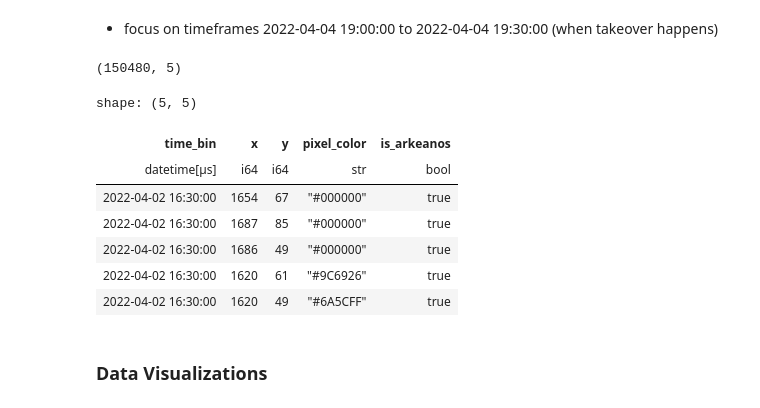
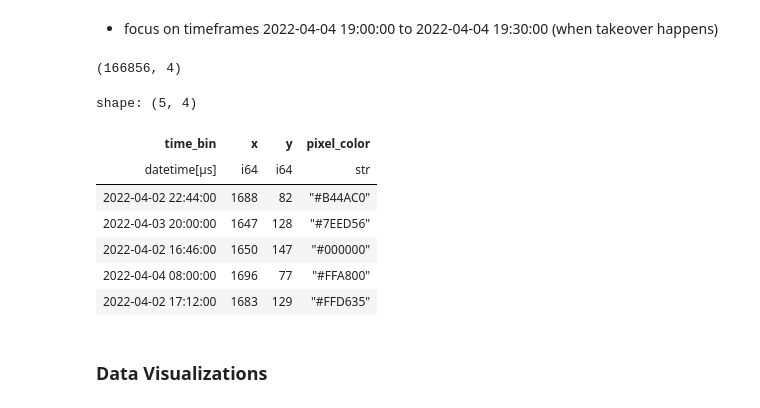
Before and after one commit to bchan42/csc369-analysis, a Jupyter notebook: week5/week_5.ipynb, the cells around one changed output. Drawn from its saved outputs; the diff is of its cells as text; code cells hidden in the pictures.

```diff
--- a/week5/week_5.ipynb
+++ b/week5/week_5.ipynb
@@ -147,34 +147,34 @@ imageio.mimsave("board2_timelapse.gif", frames, duration=0.25)  # gif, 0.25s per
 - focus on timeframes 2022-04-04 19:00:00 to 2022-04-04 19:30:00 (when takeover happens)
 # %%
 # define board2 coordinate range
-x_min, x_max = 1610, 1730
-y_min, y_max = 40, 160
+x_min, x_max = 1615, 1717
+y_min, y_max = 48, 147
 
 # get values for timelapse
 new = (
     lf.filter(
         (pl.col("x") >= x_min) & (pl.col("x") <= x_max) &
         (pl.col("y") >= y_min) & (pl.col("y") <= y_max) & # filter thru dims
         (pl.col("timestamp") >= pl.lit("2022-04-02 16:30:00").str.strptime(pl.Datetime, "%Y-%m-%d %H:%M:%S")) # start time when board doubled
     )
     .with_columns(
         pl.col("timestamp").dt.truncate("1m").alias("time_bin")  # group into 1min bins
     )
     .group_by("time_bin", "x", "y")
-    .agg(pl.col("pixel_color").last())  # Get the last pixel color per hour / get most common color
+    .agg(pl.col("pixel_color").last())  # get the last pixel color
     .collect()
 )
 
-print(df_board2.shape)  # check final size
-df_board2.head()  # Preview results
+print(new.shape)  # check final size
+new.head()  # Preview results
 # %% [output]
-(150480, 5)
+(166856, 4)
-shape: (5, 5)
+shape: (5, 4)
-| time_bin | x | y | pixel_color | is_arkeanos |
-| datetime[μs] | i64 | i64 | str | bool |
-| 2022-04-02 16:30:00 | 1654 | 67 | "#000000" | true |
-| 2022-04-02 16:30:00 | 1687 | 85 | "#000000" | true |
-| 2022-04-02 16:30:00 | 1686 | 49 | "#000000" | true |
-| 2022-04-02 16:30:00 | 1620 | 61 | "#9C6926" | true |
-| 2022-04-02 16:30:00 | 1620 | 49 | "#6A5CFF" | true |
+| time_bin | x | y | pixel_color |
+| datetime[μs] | i64 | i64 | str |
+| 2022-04-02 22:44:00 | 1688 | 82 | "#B44AC0" |
+| 2022-04-03 20:00:00 | 1647 | 128 | "#7EED56" |
+| 2022-04-02 16:46:00 | 1650 | 147 | "#000000" |
+| 2022-04-04 08:00:00 | 1696 | 77 | "#FFA800" |
+| 2022-04-02 17:12:00 | 1683 | 129 | "#FFD635" |
 # %%
```
Also changed, not shown: parts of 19 cells of this notebook, 3 other files.
